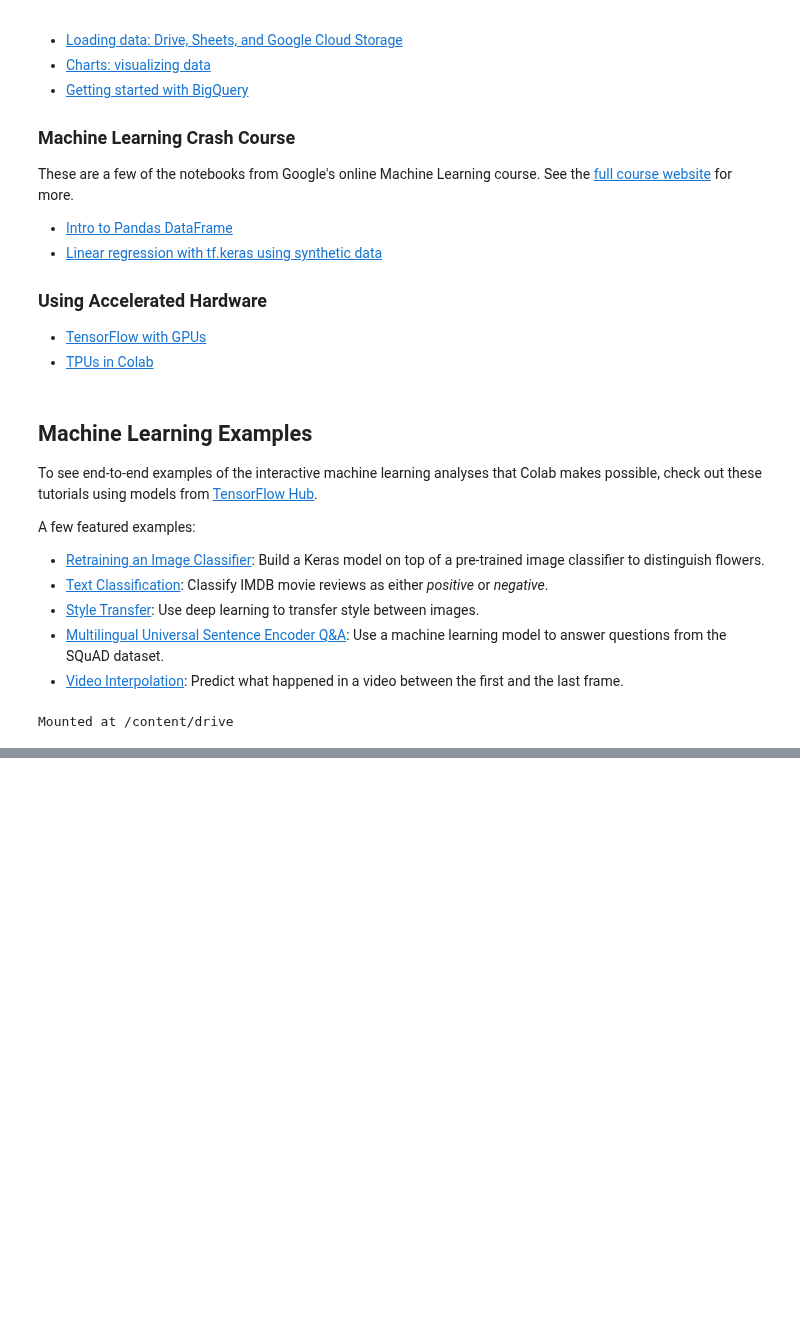
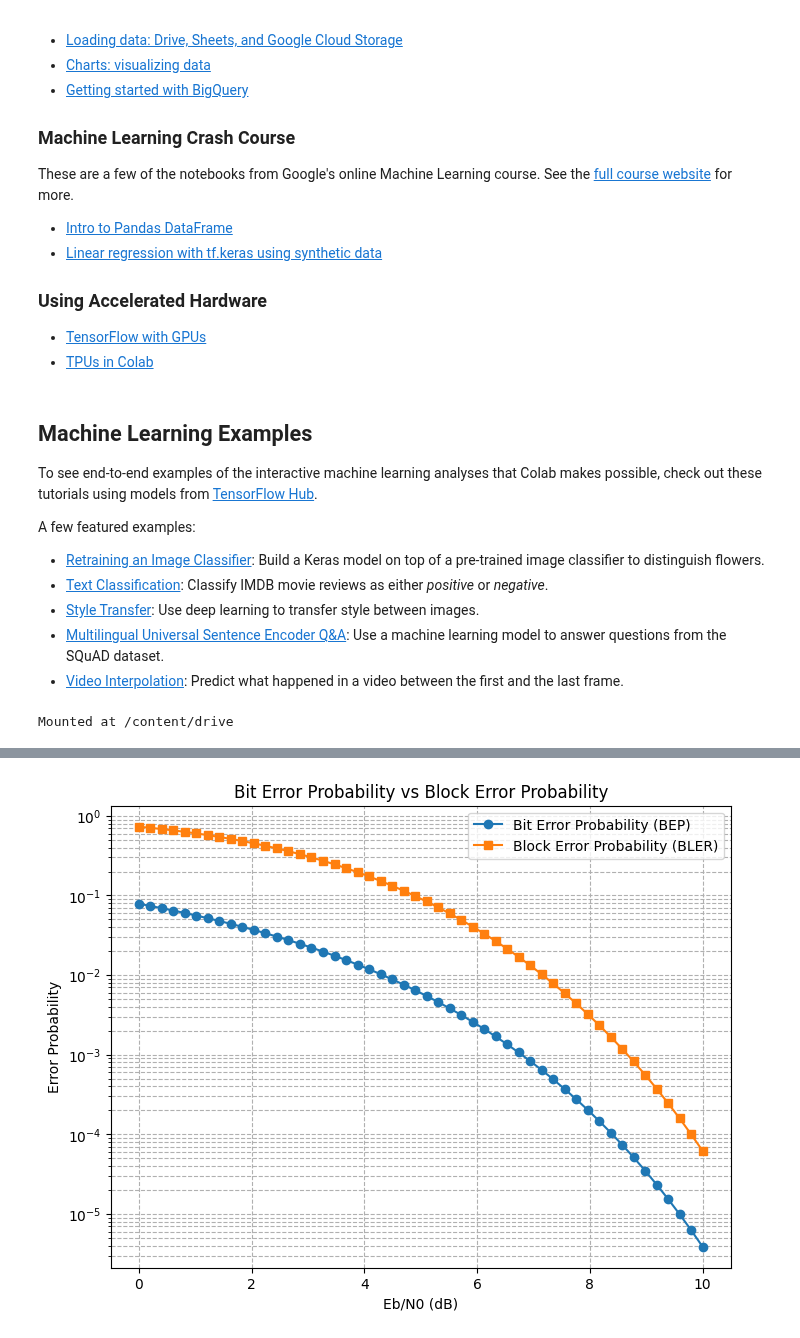
Before and after one commit to kumuds4/BCH, a Jupyter notebook: Making_the_Most_of_your_Colab_Subscription.ipynb, the cells around one changed output, grey strips where cells are left out. Saved outputs shown, nothing was run; the diff lists cells and outputs as text; code cells hidden in the pictures; blank space fills up the shorter version.

```diff
--- a/Making_the_Most_of_your_Colab_Subscription.ipynb
+++ b/Making_the_Most_of_your_Colab_Subscription.ipynb
@@ -2209,0 +127,66 @@ TypeError: cannot unpack non-iterable NoneType object
+# %%
+import numpy as np
+import tensorflow as tf
+from tensorflow.keras.models import Sequential
+from tensorflow.keras.layers import LSTM, Dense
+
+# Polar code parameters
+N = 16  # Code length
+K = 8   # Information bits
+
+# Generate synthetic Polar code data
+def generate_polar_data(num_samples=1000):
+    X = np.random.randint(0, 2, (num_samples, K))
+    Y = X  # Ideal output (for simplicity)
+    return X, Y
+
+# Create LSTM model for Polar code decoding
+def create_lstm_model(input_shape):
+    model = Sequential([
+        LSTM(64, return_sequences=True, input_shape=input_shape),
+        LSTM(32, return_sequences=False),
+        Dense(K, activation='sigmoid')
+    ])
+    model.compile(optimizer='adam', loss='binary_crossentropy', metrics=['accuracy'])
+    return model
+
+# Generate data
+X_train, Y_train = generate_polar_data()
+X_train = X_train.reshape((X_train.shape[0], K, 1))
+
+# Create and train model
+model = create_lstm_model((K, 1))
+model.fit(X_train, Y_train, epochs=10, batch_size=32)
+
+# Test model
+X_test, Y_test = generate_polar_data(num_samples=200)
+X_test = X_test.reshape((X_test.shape[0], K, 1))
+predictions = model.predict(X_test)
+
+print("Sample Predictions:", predictions[:5])
+import numpy as np
+import matplotlib.pyplot as plt
+from scipy.special import erfc
+
+# Define Eb/N0 range (in dB)
+Eb_N0_dB = np.linspace(0, 10, 50)
+Eb_N0 = 10**(Eb_N0_dB / 10)  # Convert dB to linear scale
+
+# Compute Bit Error Probability (BEP) for BPSK
+BEP = 0.5 * erfc(np.sqrt(Eb_N0))
+
+# Compute Block Error Probability (BLER) assuming block length N=16
+N = 16
+BLER = 1 - (1 - BEP)**N
+
+# Plot results
+plt.figure(figsize=(8, 6))
+plt.semilogy(Eb_N0_dB, BEP, label="Bit Error Probability (BEP)", marker="o")
+plt.semilogy(Eb_N0_dB, BLER, label="Block Error Probability (BLER)", marker="s")
+plt.xlabel("Eb/N0 (dB)")
+plt.ylabel("Error Probability")
+plt.title("Bit Error Probability vs Block Error Probability")
+plt.legend()
+plt.grid(True, which="both", linestyle="--")
+plt.show()
+# %% [output]
@@ -2209,0 +210 @@ TypeError: cannot unpack non-iterable NoneType object
+[figure, added]
```
Also changed, not shown: parts of 7 cells of this notebook.
